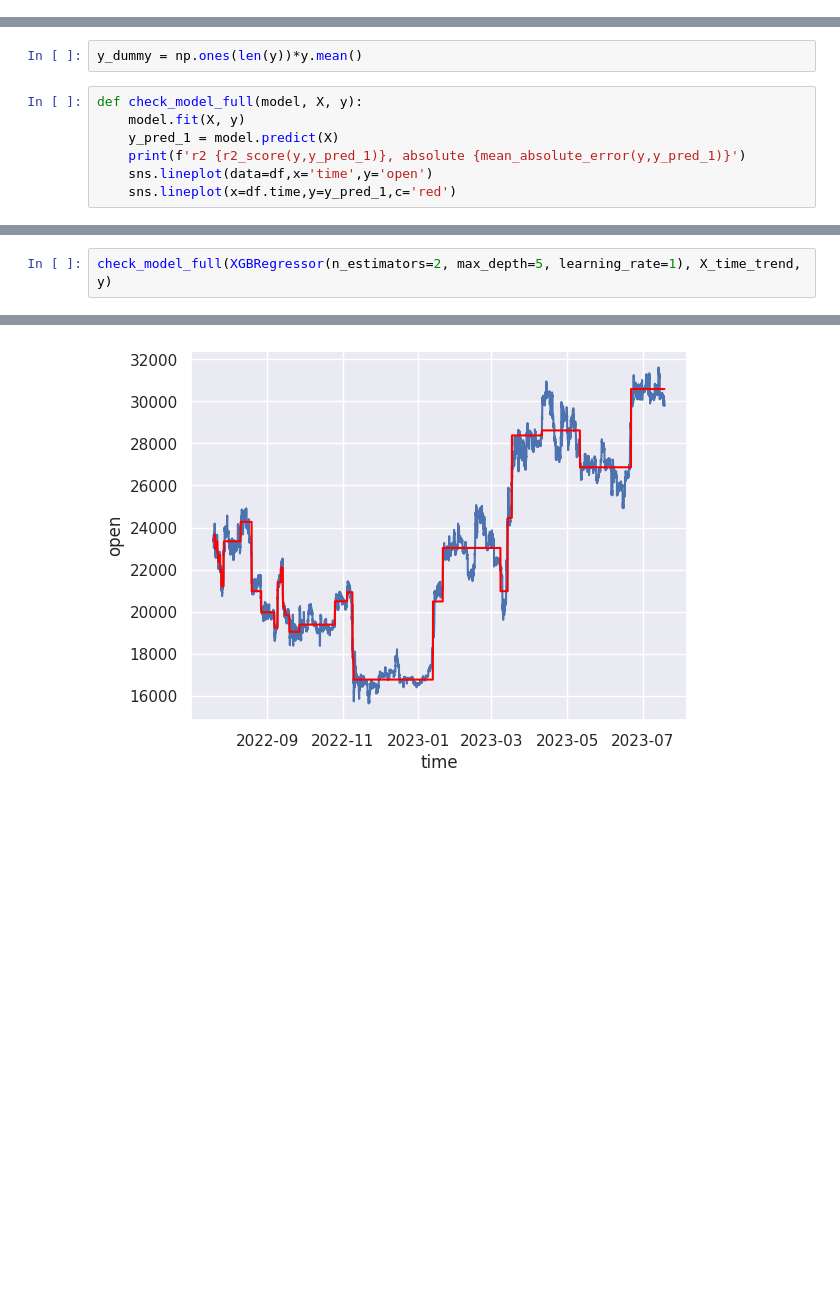
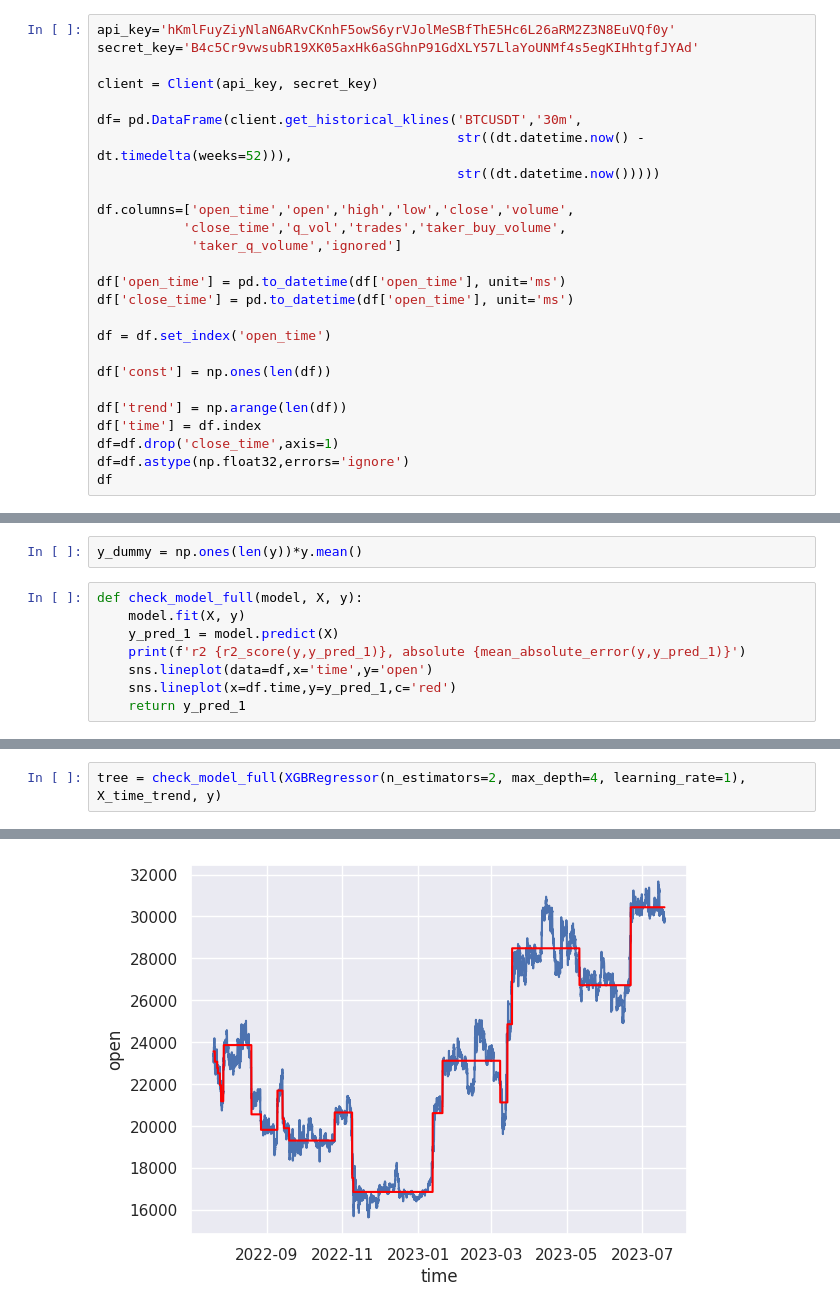
Before and after one commit to KolyaYashin/notebooks, a Jupyter notebook: crypto.ipynb, the cells around one changed output, grey strips where cells are left out. Drawn from its saved outputs; the diff is of its cells as text; blank space fills up the shorter version.

```diff
--- a/crypto.ipynb
+++ b/crypto.ipynb
@@ -73,0 +23,26 @@ df
+# %%
+api_key='hKmlFuyZiyNlaN6ARvCKnhF5owS6yrVJolMeSBfThE5Hc6L26aRM2Z3N8EuVQf0y'
+secret_key='B4c5Cr9vwsubR19XK05axHk6aSGhnP91GdXLY57LlaYoUNMf4s5egKIHhtgfJYAd'
+
+client = Client(api_key, secret_key)
+
+df= pd.DataFrame(client.get_historical_klines('BTCUSDT','30m',
+                                              str((dt.datetime.now() - dt.timedelta(weeks=52))),
+                                              str((dt.datetime.now()))))
+
+df.columns=['open_time','open','high','low','close','volume',
+           'close_time','q_vol','trades','taker_buy_volume',
+            'taker_q_volume','ignored']
+
+df['open_time'] = pd.to_datetime(df['open_time'], unit='ms')
+df['close_time'] = pd.to_datetime(df['open_time'], unit='ms')
+
+df = df.set_index('open_time')
+
+df['const'] = np.ones(len(df))
+
+df['trend'] = np.arange(len(df))
+df['time'] = df.index
+df=df.drop('close_time',axis=1)
+df=df.astype(np.float32,errors='ignore')
+df
@@ -101,4 +93,5 @@ def check_model_full(model, X, y):
     print(f'r2 {r2_score(y,y_pred_1)}, absolute {mean_absolute_error(y,y_pred_1)}')
     sns.lineplot(data=df,x='time',y='open')
     sns.lineplot(x=df.time,y=y_pred_1,c='red')
+    return y_pred_1
 # %%
@@ -108,4 +101,4 @@ r2 0.8284372700693201, absolute 1579.2799072265625
 [figure]
 # %%
-check_model_full(XGBRegressor(n_estimators=2, max_depth=5, learning_rate=1), X_time_trend, y)
+tree = check_model_full(XGBRegressor(n_estimators=2, max_depth=4, learning_rate=1), X_time_trend, y)
 # %% [output]
@@ -113 +106 @@ r2 0.9808770487583135, absolute 434.664794921875
-[figure, old version]
+[figure, new version]
```
Also changed, not shown: parts of 44 cells of this notebook.
